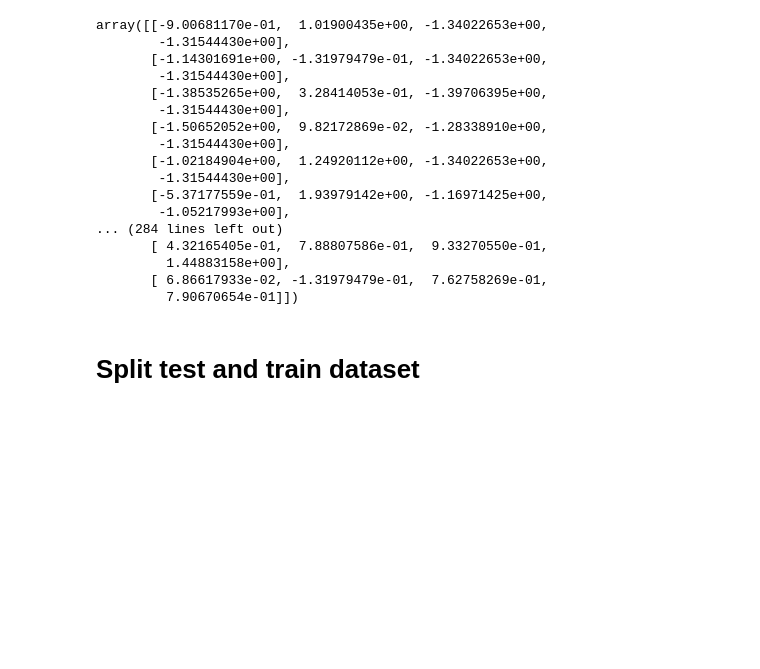
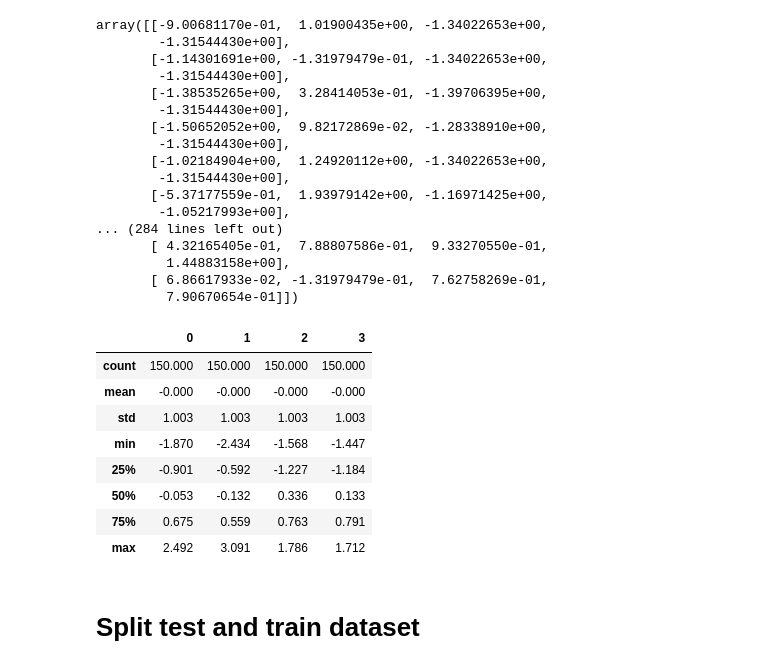
Before and after one commit to milenakowalska/flowers_classification_model, a Jupyter notebook: iris_classification.ipynb, the cells around one changed output. Cells and saved outputs as stored; diff of their text form; code cells hidden in the pictures; blank space fills up the shorter version.

Commit message:
Examine standardization and ANOVA test

```diff
--- a/iris_classification.ipynb
+++ b/iris_classification.ipynb
@@ -110,5 +110,7 @@ Name: variety, dtype: object
 # %% [markdown]
 # Data normalization
 # %%
-x = preprocessing.StandardScaler().fit_transform(X)
+scaleStandard = preprocessing.StandardScaler()
+
+X = scaleStandard.fit_transform(X)
 # %%
@@ -131,6 +133,19 @@ array([[-9.00681170e-01,  1.01900435e+00, -1.34022653e+00,
          1.44883158e+00],
        [ 6.86617933e-02, -1.31979479e-01,  7.62758269e-01,
          7.90670654e-01]])
+# %%
+# standardized data has mean of 0 and std of 1
+pd.DataFrame(X).describe().round(3)
+# %% [output]
+|  | 0 | 1 | 2 | 3 |
+| count | 150.000 | 150.000 | 150.000 | 150.000 |
+| mean | -0.000 | -0.000 | -0.000 | -0.000 |
+| std | 1.003 | 1.003 | 1.003 | 1.003 |
+| min | -1.870 | -2.434 | -1.568 | -1.447 |
+| 25% | -0.901 | -0.592 | -1.227 | -1.184 |
+| 50% | -0.053 | -0.132 | 0.336 | 0.133 |
+| 75% | 0.675 | 0.559 | 0.763 | 0.791 |
+| max | 2.492 | 3.091 | 1.786 | 1.712 |
 # %% [markdown]
 # Split test and train dataset
 # %%
```
Also changed, not shown: parts of 2 cells of this notebook, 1 other file.
